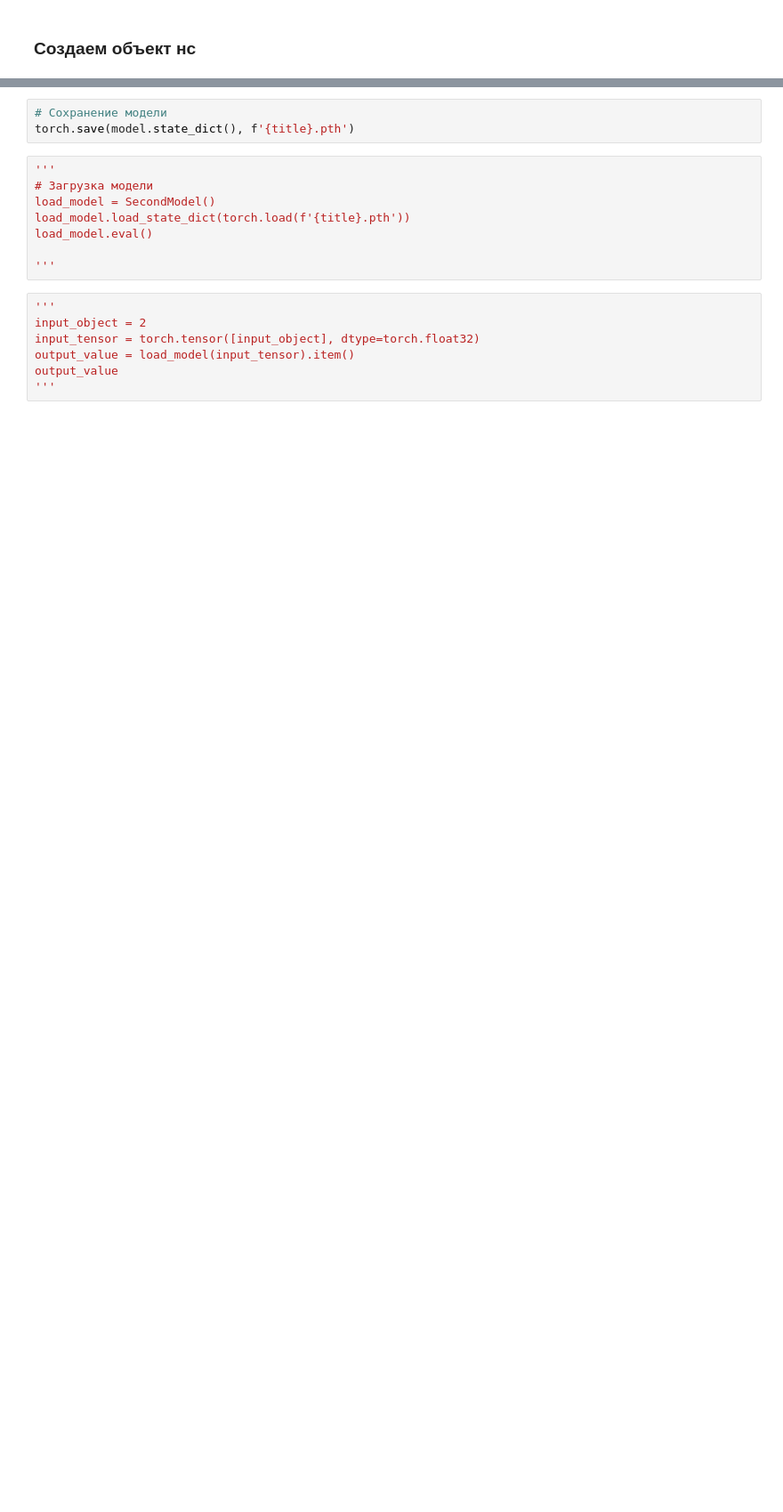
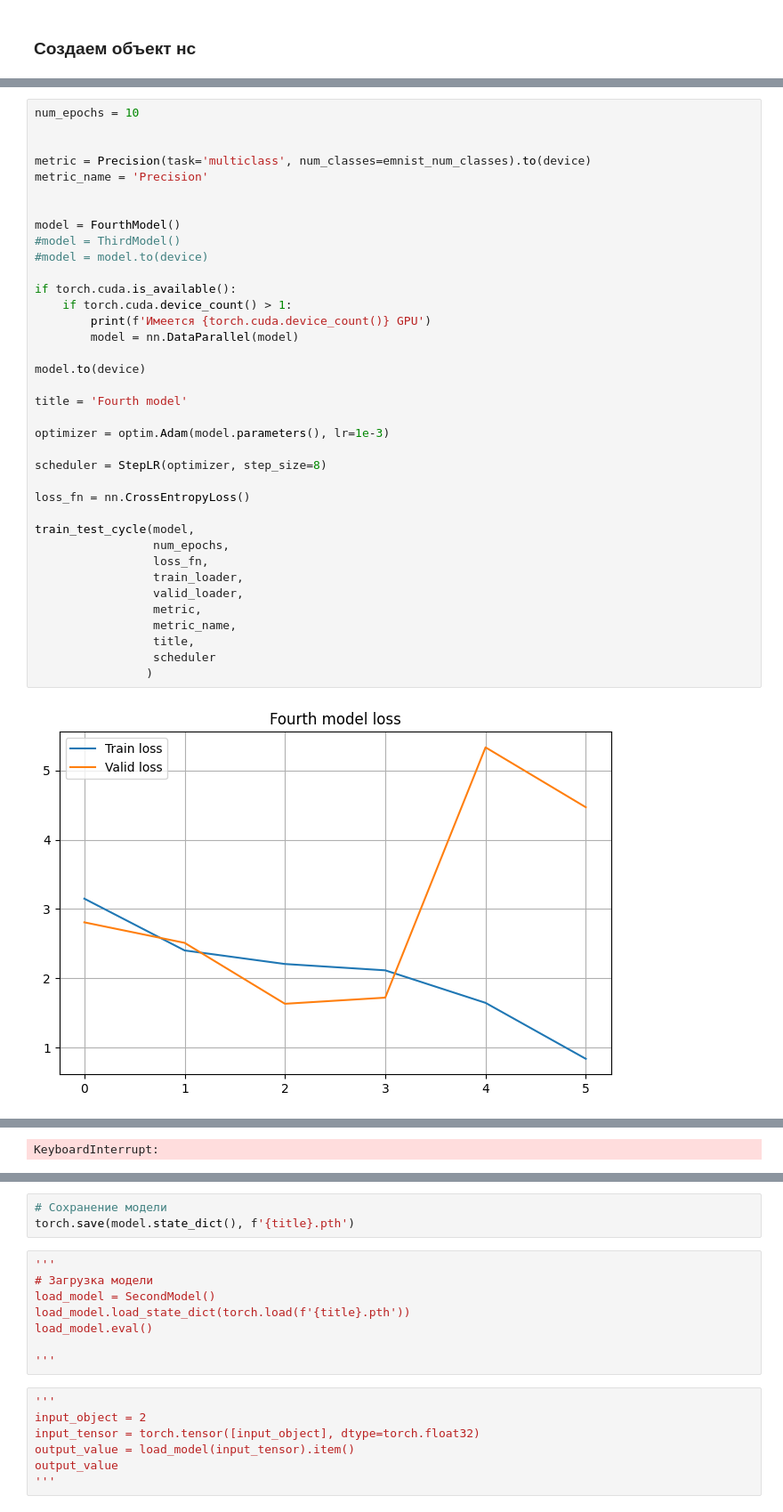
Before and after one commit to Mihail619/Mihail619, a Jupyter notebook: nist-conv-nn.ipynb, the cells around one changed output, grey strips where cells are left out. Shown at 89% size. Drawn from its saved outputs; the diff is of its cells as text; blank space fills up the shorter version.

```diff
--- a/nist-conv-nn.ipynb
+++ b/nist-conv-nn.ipynb
@@ -622,0 +507,39 @@ train_test_cycle(model,
+# %%
+num_epochs = 10
+
+
+metric = Precision(task='multiclass', num_classes=emnist_num_classes).to(device)
+metric_name = 'Precision'
+
+
+model = FourthModel()
+#model = ThirdModel()
+#model = model.to(device)
+
+if torch.cuda.is_available():
+    if torch.cuda.device_count() > 1:
+        print(f'Имеется {torch.cuda.device_count()} GPU')
+        model = nn.DataParallel(model)
+
+model.to(device)
+
+title = 'Fourth model'
+
+optimizer = optim.Adam(model.parameters(), lr=1e-3)
+
+scheduler = StepLR(optimizer, step_size=8)
+
+loss_fn = nn.CrossEntropyLoss()
+
+train_test_cycle(model,
+                 num_epochs,
+                 loss_fn,
+                 train_loader,
+                 valid_loader,
+                 metric,
+                 metric_name,
+                 title,
+                 scheduler
+                )
+# %% [output]
+[figure, added]
@@ -622,0 +549 @@ train_test_cycle(model,
+KeyboardInterrupt:
```
Also changed, not shown: parts of 21 cells of this notebook.
